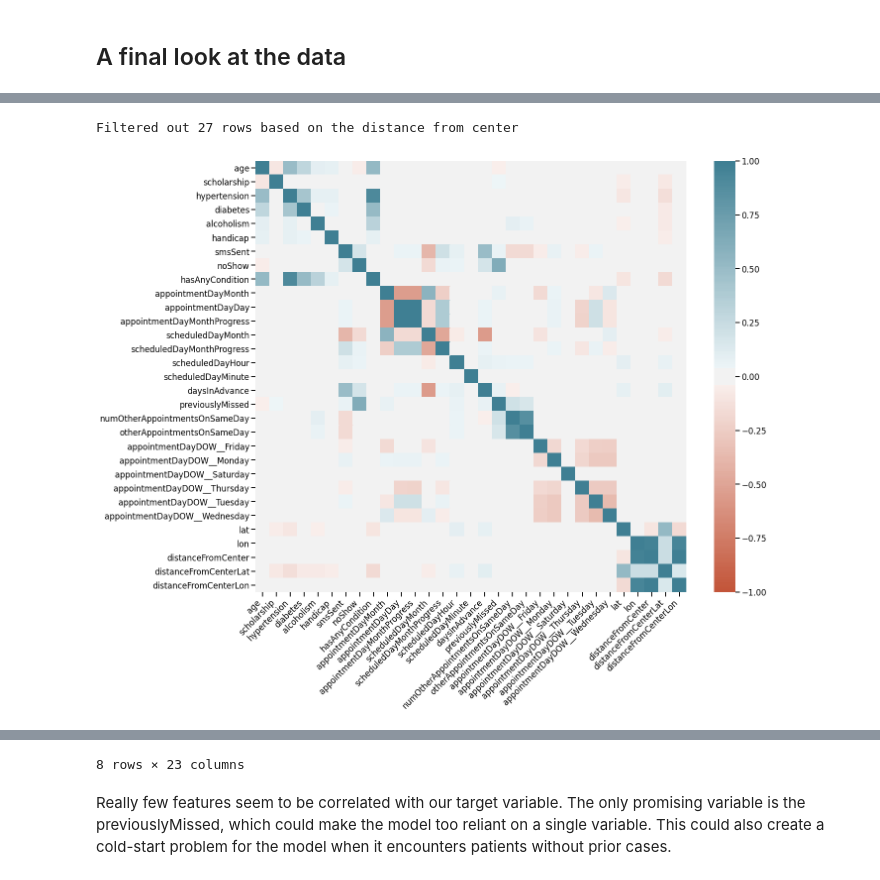
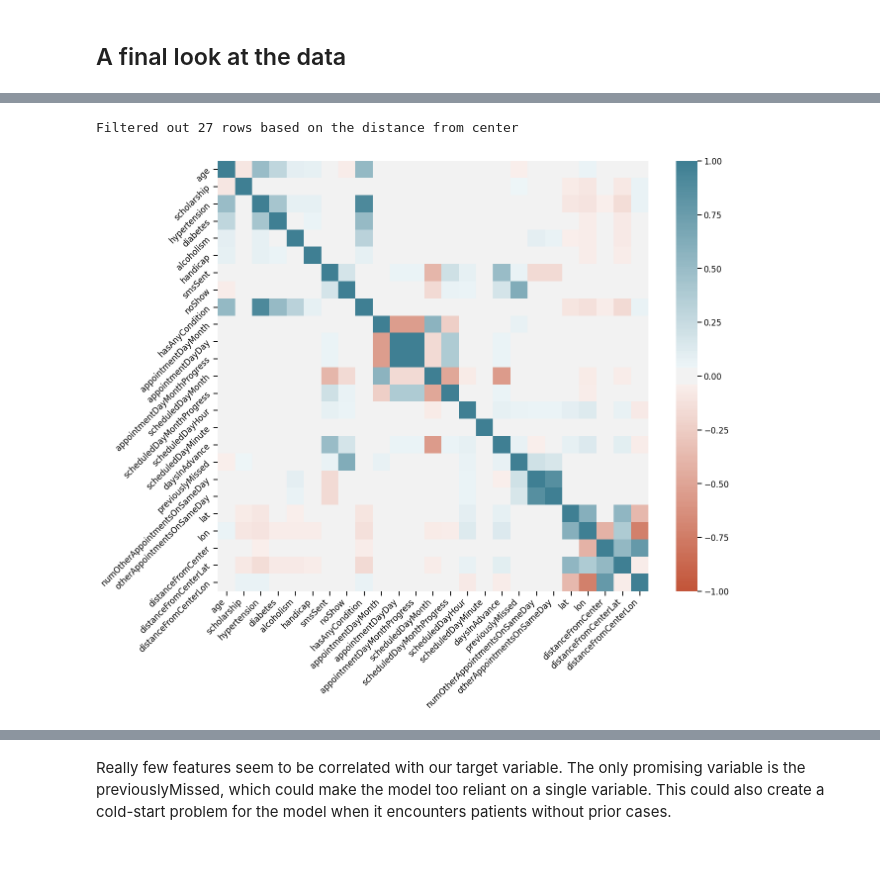
Before and after one commit to arabinelli/Medical-appointments-no-show, a Jupyter notebook: 01. Exploratory Data Analysis.ipynb, the cells around one changed output, grey strips where cells are left out. Saved outputs shown, nothing was run; the diff lists cells and outputs as text; code cells hidden in the pictures.

```diff
--- a/01. Exploratory Data Analysis.ipynb
+++ b/01. Exploratory Data Analysis.ipynb
@@ -925,6 +922,7 @@ It does not seem that this feature could be a strong predictor of no-shows, alth
 ## A final look at the data
 # %%
 # Overall exploration
+no_show_df_extended = pd.merge(no_show_df,geocoded_neighborhoods, how="left",on="neighborhood")
 no_show_df_extended.describe()
 # %% [output]
 |  | age | appointmentDayMonth | appointmentDayDay | appointmentDayMonthProgress | scheduledDayMonth | ... |
@@ -940,25 +937,30 @@ no_show_df_extended.describe()
 # %%
 no_show_df_extended_filtered_locations = no_show_df_extended.loc[no_show_df_extended["distanceFromCenter"] < 3]
 corr_filtered_locations = no_show_df_extended_filtered_locations.corr()
 print("Filtered out {} rows based on the distance from center".format(len(no_show_df_extended.loc[no_show_df_extended["distanceFromCenter"] >= 3])))
 
 plt.figure(figsize=(20,16))
 ax = sns.heatmap(
-    corr,
+    corr_filtered_locations,
     vmin=-1, vmax=1, center=0,
     cmap=sns.diverging_palette(20, 220, n=200),
     square=True
 )
 ax.set_xticklabels(
     ax.get_xticklabels(),
     rotation=45,
     horizontalalignment='right'
 );
+ax.set_yticklabels(
+    ax.get_yticklabels(),
+    rotation=45,
+    horizontalalignment='right'
+);
 plt.show()
 no_show_df_extended_filtered_locations.describe()
 # %% [output]
 Filtered out 27 rows based on the distance from center
-[figure, old version]
+[figure, new version]
 |  | age | appointmentDayMonth | appointmentDayDay | appointmentDayMonthProgress | scheduledDayMonth | ... |
 | count | 80533.000000 | 80533.000000 | 80533.000000 | 80533.000000 | 80533.000000 | ... |
 | mean | 37.220022 | 5.288242 | 11.226168 | 0.364991 | 4.859846 | ... |
@@ -968,7 +970,6 @@ Filtered out 27 rows based on the distance from center
 | 50% | 37.000000 | 5.000000 | 7.000000 | 0.233333 | 5.000000 | ... |
 | 75% | 56.000000 | 6.000000 | 12.000000 | 0.387097 | 5.000000 | ... |
 | max | 115.000000 | 6.000000 | 31.000000 | 1.000000 | 12.000000 | ... |
-8 rows × 23 columns
 # %% [markdown]
 Really few features seem to be correlated with our target variable. The only promising variable is the previouslyMissed, which could make the model too reliant on a single variable. This could also create a cold-start problem for the model when it encounters patients without prior cases.
 # %%
```
Also changed, not shown: parts of 4 cells of this notebook, 2 other files.
